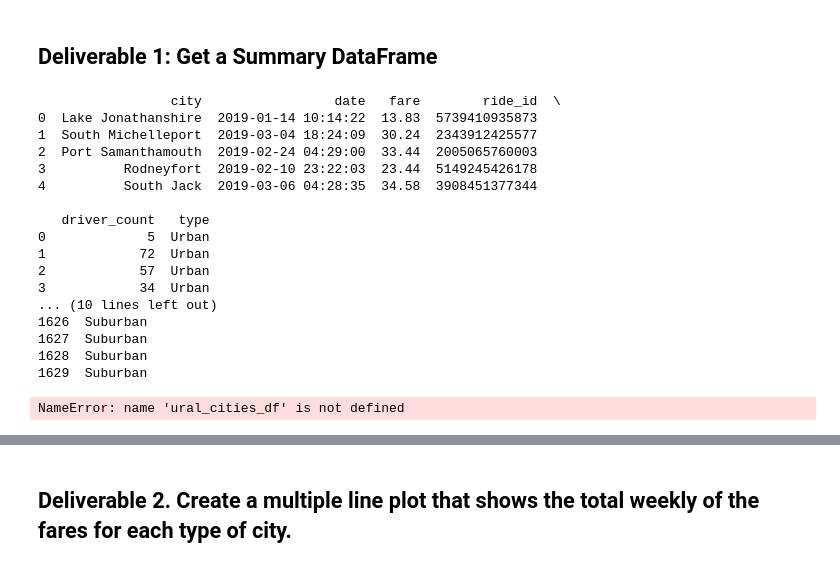
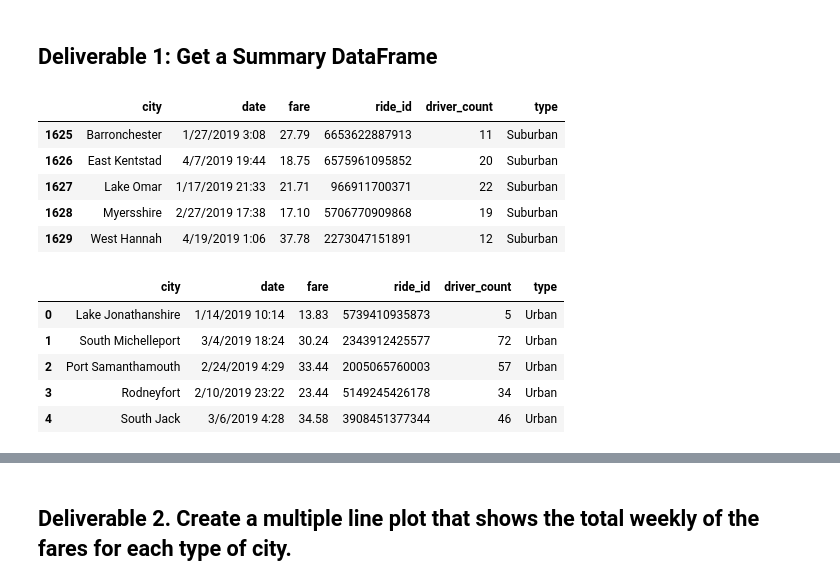
Before and after one commit to wanghen21/Assignment-5, a Jupyter notebook: PyBer_Challenge.ipynb, the cells around one changed output, grey strips where cells are left out. Cells and saved outputs as stored; diff of their text form; code cells hidden in the pictures.

```diff
--- a/PyBer_Challenge.ipynb
+++ b/PyBer_Challenge.ipynb
@@ -34,52 +34,24 @@ pyber_data_df.head()
 # %% [markdown]
 ## Deliverable 1: Get a Summary DataFrame
-# %%
-#  1. Get the total rides for each city type
-urban_cities_df=pyber_data_df[pyber_data_df["type"]=="Urban"]
-print(urban_cities_df.head())
-
-suburban_cities_df=pyber_data_df[pyber_data_df["type"]=="Suburban"]
-print(suburban_cities_df.head())
-
-rural_cities_df=pyber_data_df[pyber_data_df["type"]=="Rural"]
-print(ural_cities_df.head())
-
-##Urban Rides
-urban_ride_count = pyber_data_df.groupby(["type"]).count()["ride_id"]
-#urban_ride_count.head()
-
-urban_ride_count = urban_ride_count.sum()
-print(urban_ride_count)
-
-##Suburban Rides
-suburban_ride_count = pyber_data_df.groupby(["type"]).count()["ride_id"]
-
-#suburban_ride_count.head()
-suburban_ride_count=suburban_ride_count.sum()
-print(suburban_ride_count)
-
-##Rural Rides
-rural_ride_count = pyber_data_df.groupby(["type"]).count()["ride_id"]
-
-#rural_ride_count.head()
-rural_ride_count=rural_ride_count.sum()
-print(rural_ride_count)
-# %% [output]
-                 city                 date   fare        ride_id  \
-0  Lake Jonathanshire  2019-01-14 10:14:22  13.83  5739410935873
-1  South Michelleport  2019-03-04 18:24:09  30.24  2343912425577
-2  Port Samanthamouth  2019-02-24 04:29:00  33.44  2005065760003
-3          Rodneyfort  2019-02-10 23:22:03  23.44  5149245426178
-4          South Jack  2019-03-06 04:28:35  34.58  3908451377344
-
-   driver_count   type
-0             5  Urban
-1            72  Urban
-2            57  Urban
-3            34  Urban
-... (10 lines left out)
-1626  Suburban
-1627  Suburban
-1628  Suburban
-1629  Suburban
-NameError: name 'ural_cities_df' is not defined
+# %%
+## Create subarban DFs
+suburban_cities_df=pyber_data_df[pyber_data_df["type"]=="Suburban"]
+suburban_cities_df.head()
+# %% [output]
+|  | city | date | fare | ride_id | driver_count | type |
+| 1625 | Barronchester | 1/27/2019 3:08 | 27.79 | 6653622887913 | 11 | Suburban |
+| 1626 | East Kentstad | 4/7/2019 19:44 | 18.75 | 6575961095852 | 20 | Suburban |
+| 1627 | Lake Omar | 1/17/2019 21:33 | 21.71 | 966911700371 | 22 | Suburban |
+| 1628 | Myersshire | 2/27/2019 17:38 | 17.10 | 5706770909868 | 19 | Suburban |
+| 1629 | West Hannah | 4/19/2019 1:06 | 37.78 | 2273047151891 | 12 | Suburban |
+# %%
+##  Create Urban cities DF
+urban_cities_df=pyber_data_df[pyber_data_df["type"]=="Urban"]
+urban_cities_df.head()
+# %% [output]
+|  | city | date | fare | ride_id | driver_count | type |
+| 0 | Lake Jonathanshire | 1/14/2019 10:14 | 13.83 | 5739410935873 | 5 | Urban |
+| 1 | South Michelleport | 3/4/2019 18:24 | 30.24 | 2343912425577 | 72 | Urban |
+| 2 | Port Samanthamouth | 2/24/2019 4:29 | 33.44 | 2005065760003 | 57 | Urban |
+| 3 | Rodneyfort | 2/10/2019 23:22 | 23.44 | 5149245426178 | 34 | Urban |
+| 4 | South Jack | 3/6/2019 4:28 | 34.58 | 3908451377344 | 46 | Urban |
```
Also changed, not shown: parts of 18 cells of this notebook.
